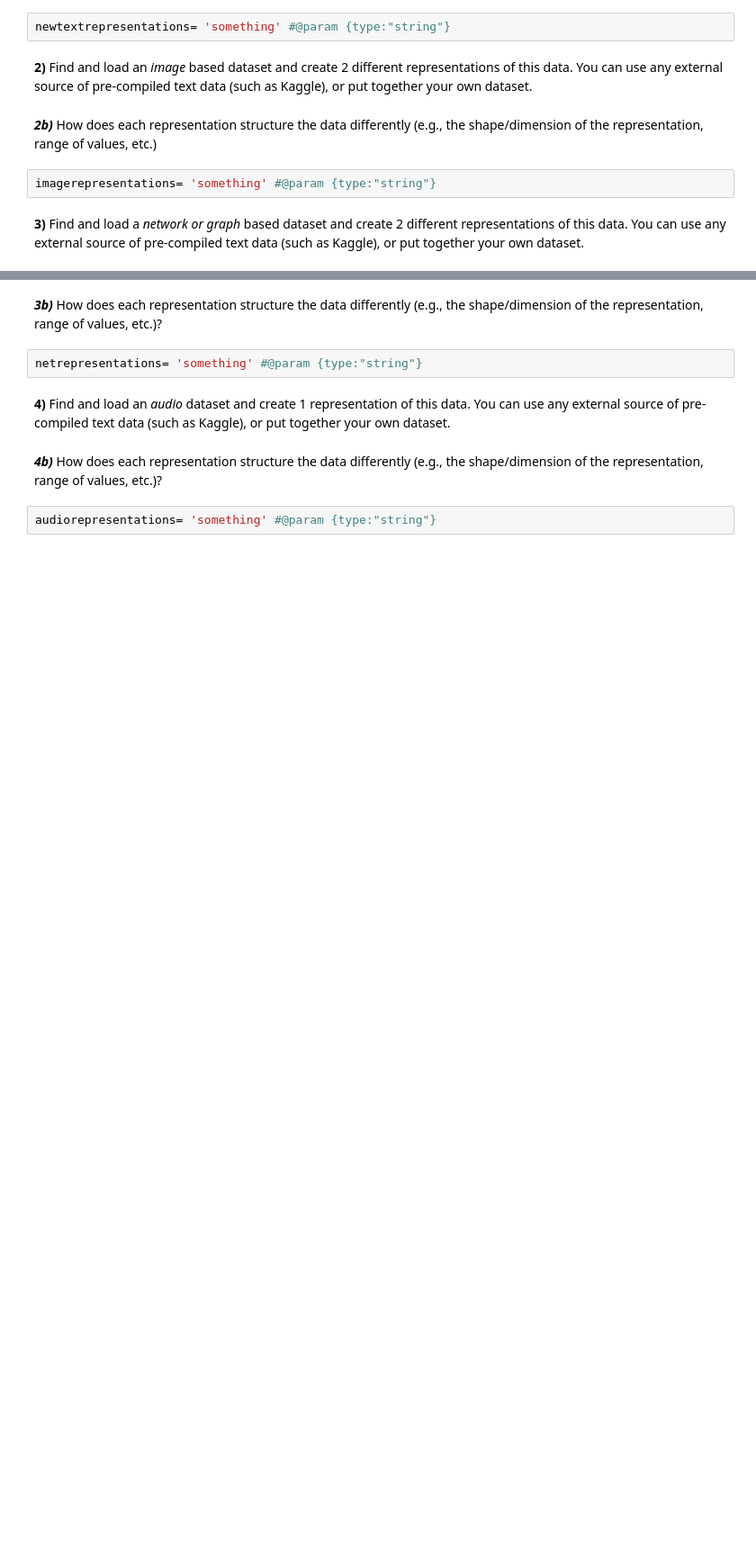
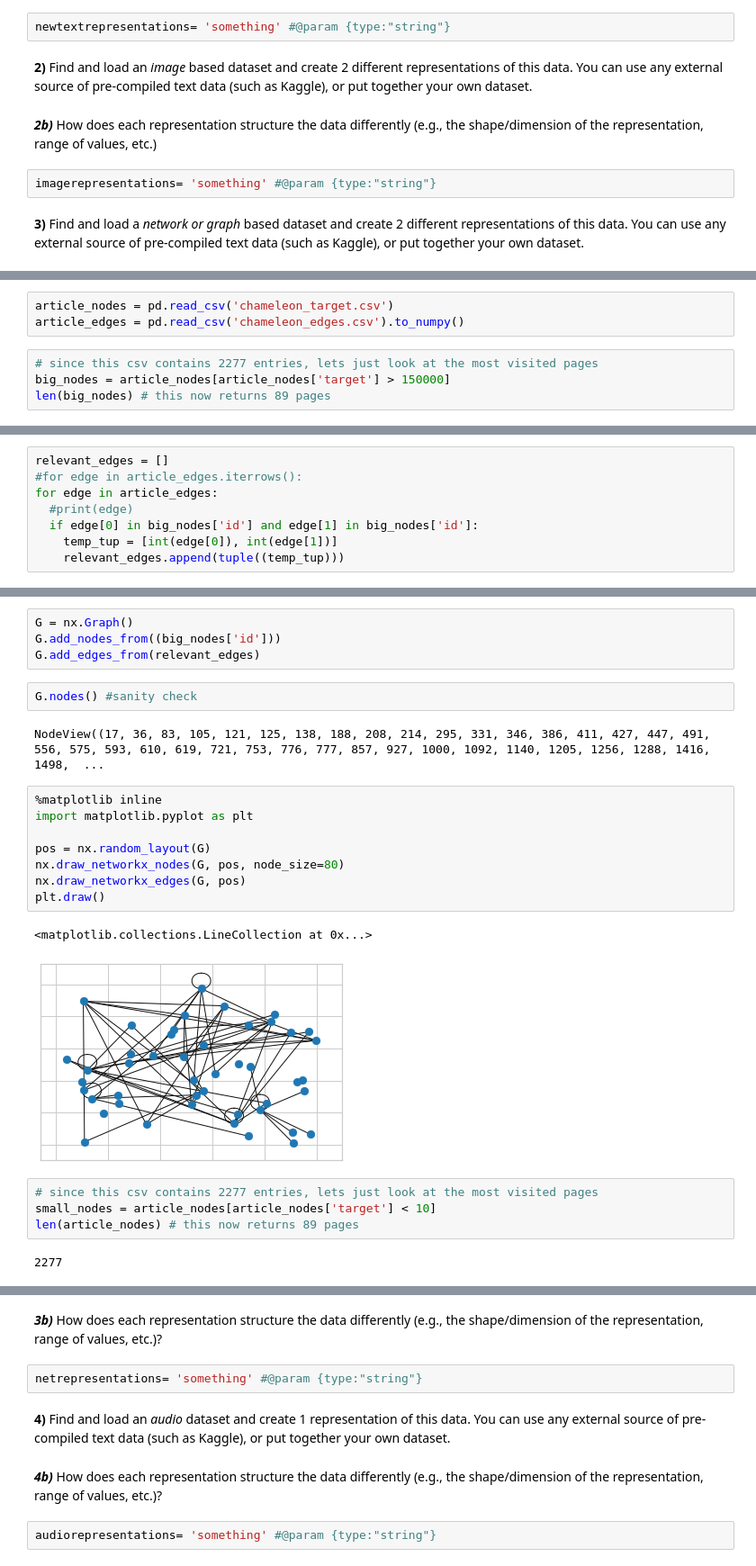
Before and after one commit to sabinahartnett/Tutorials-Homework-Notebooks, a Jupyter notebook: Week 3/SH_tutorial_1_representing_diverse_data.ipynb, the cells around one changed output, grey strips where cells are left out. Shown at 90% size. Cells and saved outputs as stored; diff of their text form; blank space fills up the shorter version.

```diff
--- a/Week 3/SH_tutorial_1_representing_diverse_data.ipynb
+++ b/Week 3/SH_tutorial_1_representing_diverse_data.ipynb
@@ -1849,0 +2052,7 @@ imagerepresentations= 'something' #@param {type:"string"}
+# %%
+article_nodes = pd.read_csv('chameleon_target.csv')
+article_edges = pd.read_csv('chameleon_edges.csv').to_numpy()
+# %%
+# since this csv contains 2277 entries, lets just look at the most visited pages
+big_nodes = article_nodes[article_nodes['target'] > 150000]
+len(big_nodes) # this now returns 89 pages
@@ -1849,0 +2061,8 @@ imagerepresentations= 'something' #@param {type:"string"}
+# %%
+relevant_edges = []
+#for edge in article_edges.iterrows():
+for edge in article_edges:
+  #print(edge)
+  if edge[0] in big_nodes['id'] and edge[1] in big_nodes['id']:
+    temp_tup = [int(edge[0]), int(edge[1])]
+    relevant_edges.append(tuple((temp_tup)))
@@ -1849,0 +2087,25 @@ imagerepresentations= 'something' #@param {type:"string"}
+# %%
+G = nx.Graph()
+G.add_nodes_from((big_nodes['id']))
+G.add_edges_from(relevant_edges)
+# %%
+G.nodes() #sanity check
+# %% [output]
+NodeView((17, 36, 83, 105, 121, 125, 138, 188, 208, 214, 295, 331, 346, 386, 411, 427, 447, 491, 556, 575, 593, 610, 619, 721, 753, 776, 777, 857, 927, 1000, 1092, 1140, 1205, 1256, 1288, 1416, 1498,  ...
+# %%
+%matplotlib inline
+import matplotlib.pyplot as plt
+
+pos = nx.random_layout(G)
+nx.draw_networkx_nodes(G, pos, node_size=80)
+nx.draw_networkx_edges(G, pos)
+plt.draw()
+# %% [output]
+<matplotlib.collections.LineCollection at 0x...>
+[figure, added]
+# %%
+# since this csv contains 2277 entries, lets just look at the most visited pages
+small_nodes = article_nodes[article_nodes['target'] < 10]
+len(article_nodes) # this now returns 89 pages
+# %% [output]
+2277
```
Also changed, not shown: parts of 38 cells of this notebook.
